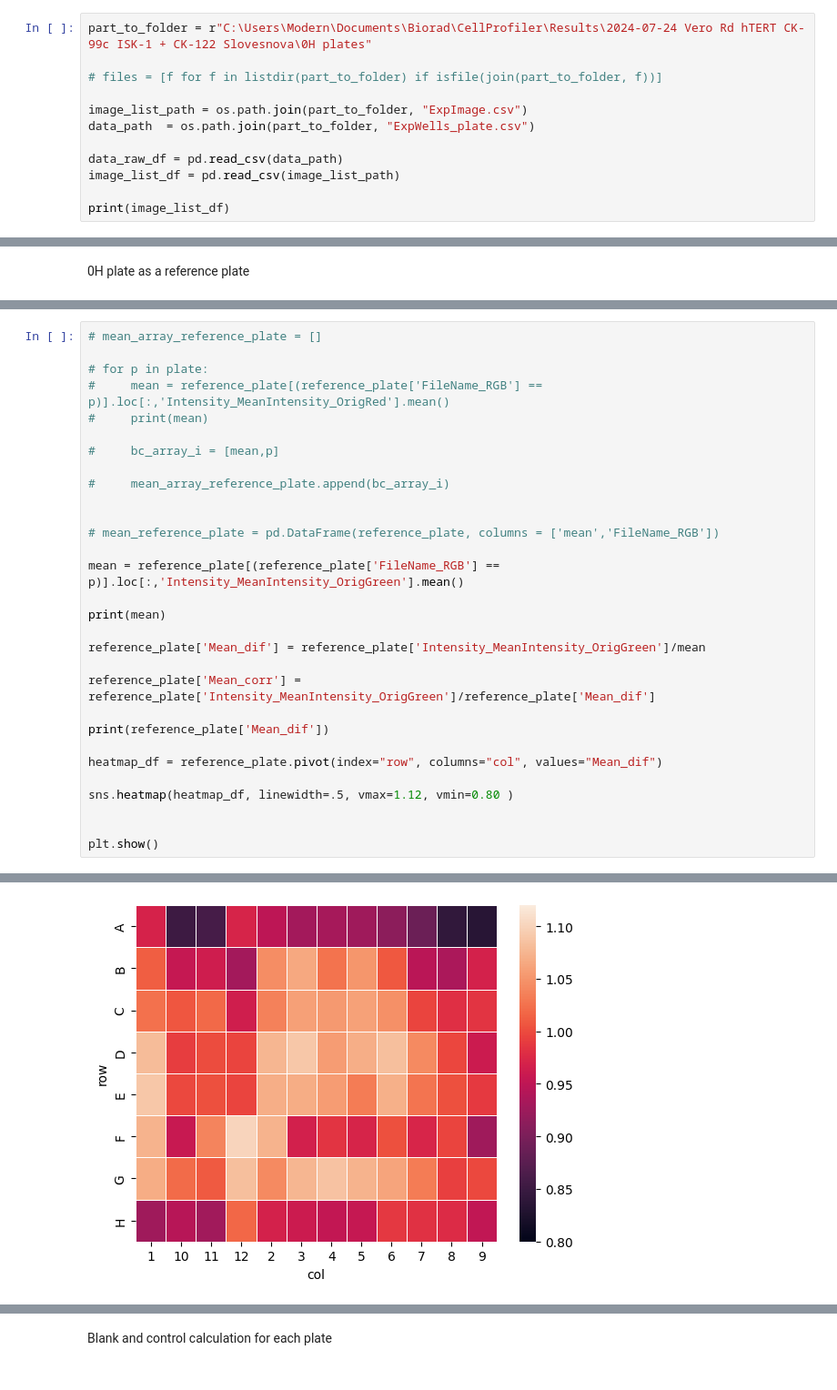
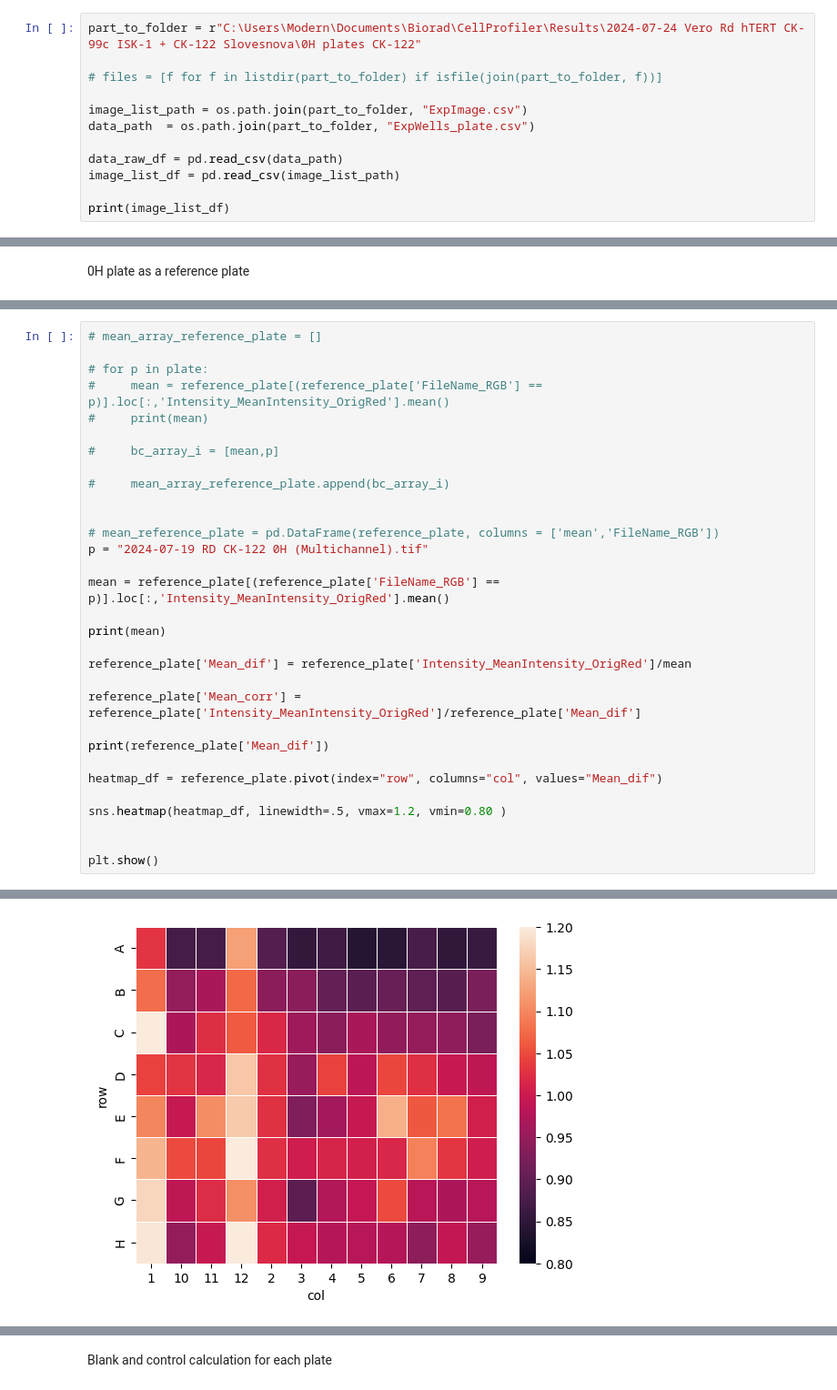
Before and after one commit to arteys/Resazurin_ChemiDoc, a Jupyter notebook: RZ_12_testing_ground_ref_plate.ipynb, the cells around one changed output, grey strips where cells are left out. Shown: that part at 91% size. Drawn from its saved outputs; the diff is of its cells as text.

```diff
--- a/RZ_12_testing_ground_ref_plate.ipynb
+++ b/RZ_12_testing_ground_ref_plate.ipynb
@@ -10,7 +10,7 @@ import matplotlib.pyplot as plt
 # %% [markdown]
 New for multiple images in CP file
 # %%
-part_to_folder = r"C:\Users\Modern\Documents\Biorad\CellProfiler\Results\2024-07-24 Vero Rd hTERT CK-99c ISK-1 + CK-122 Slovesnova\0H plates"
+part_to_folder = r"C:\Users\Modern\Documents\Biorad\CellProfiler\Results\2024-07-24 Vero Rd hTERT CK-99c ISK-1 + CK-122 Slovesnova\0H plates CK-122"
 
 # files = [f for f in listdir(part_to_folder) if isfile(join(part_to_folder, f))]
 
@@ -128,20 +158,21 @@ Name: FileName_RGB, Length: 96, dtype: object
 
 
 # mean_reference_plate = pd.DataFrame(reference_plate, columns = ['mean','FileName_RGB'])
+p = "2024-07-19 RD CK-122 0H (Multichannel).tif"
 
-mean = reference_plate[(reference_plate['FileName_RGB'] == p)].loc[:,'Intensity_MeanIntensity_OrigGreen'].mean()
+mean = reference_plate[(reference_plate['FileName_RGB'] == p)].loc[:,'Intensity_MeanIntensity_OrigRed'].mean()
 
 print(mean)
 
-reference_plate['Mean_dif'] = reference_plate['Intensity_MeanIntensity_OrigGreen']/mean
+reference_plate['Mean_dif'] = reference_plate['Intensity_MeanIntensity_OrigRed']/mean
 
-reference_plate['Mean_corr'] = reference_plate['Intensity_MeanIntensity_OrigGreen']/reference_plate['Mean_dif']
+reference_plate['Mean_corr'] = reference_plate['Intensity_MeanIntensity_OrigRed']/reference_plate['Mean_dif']
 
 print(reference_plate['Mean_dif'])
 
 heatmap_df = reference_plate.pivot(index="row", columns="col", values="Mean_dif")
 
-sns.heatmap(heatmap_df, linewidth=.5, vmax=1.12, vmin=0.80 )
+sns.heatmap(heatmap_df, linewidth=.5, vmax=1.2, vmin=0.80 )
 
 
 plt.show()
@@ -161,3 +192,3 @@ plt.show()
 Name: Mean_dif, Length: 96, dtype: float64
-[figure, old version]
+[figure, new version]
 # %%
```
Also changed, not shown: parts of 19 cells of this notebook.
